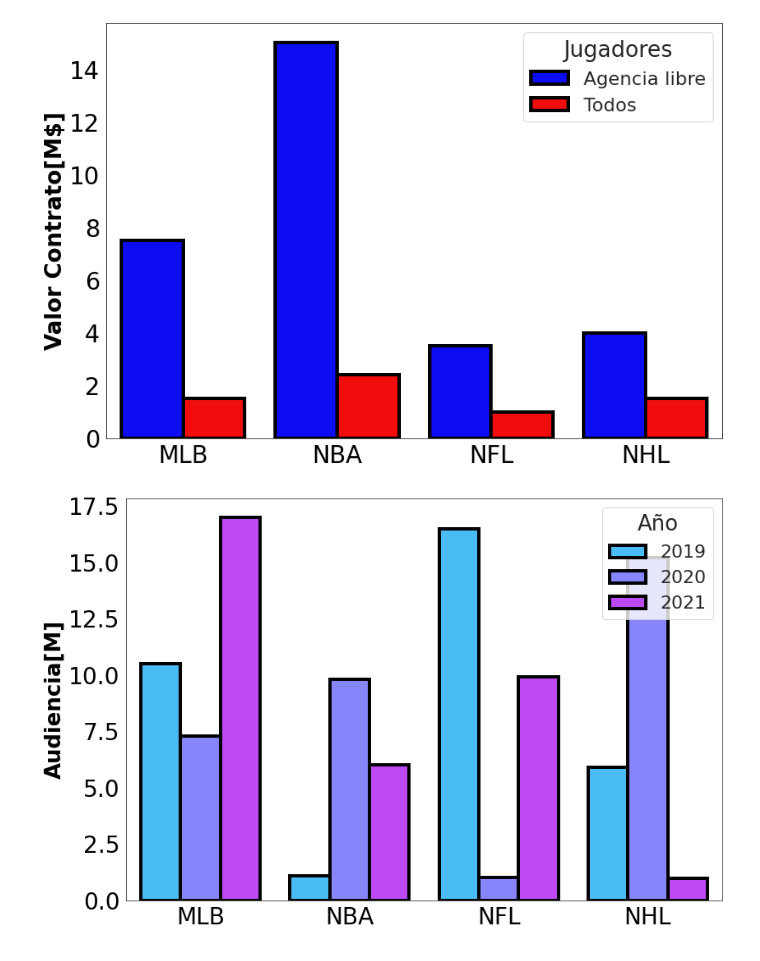
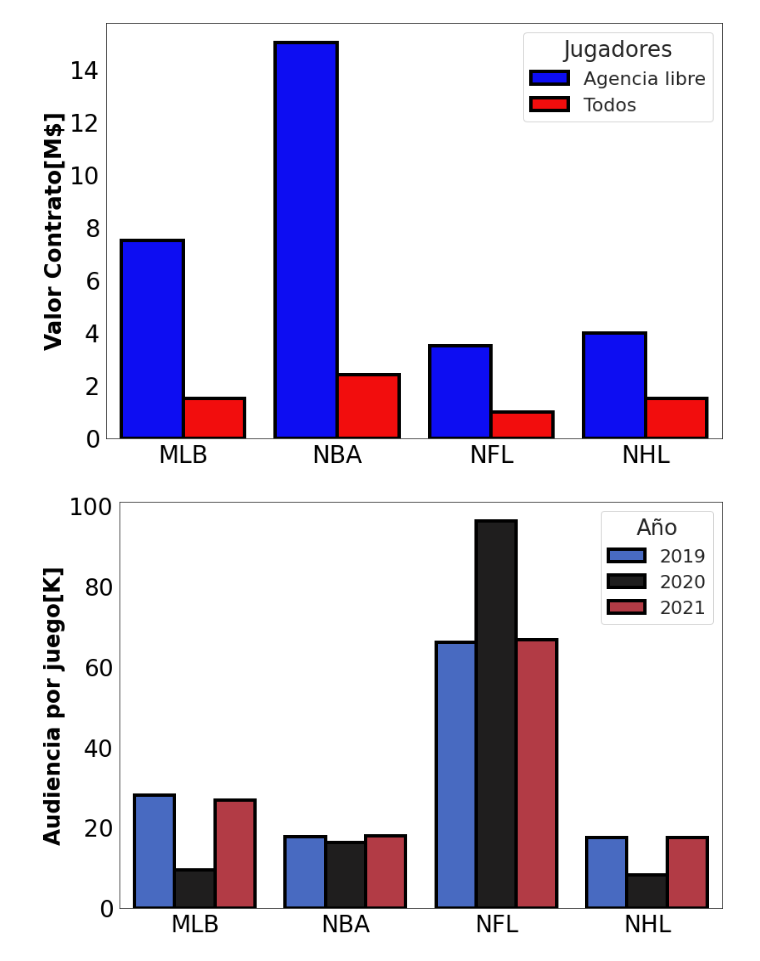
Before and after one commit to PhysTony/MLB_hardball_negotations, a Jupyter notebook: Visualizations/Descriptive_statistics/Thesis/Intro/audience_contacts.ipynb, the cells around one changed output. Drawn from its saved outputs; the diff is of its cells as text; code cells hidden in the pictures.

```diff
--- a/Visualizations/Descriptive_statistics/Thesis/Intro/audience_contacts.ipynb
+++ b/Visualizations/Descriptive_statistics/Thesis/Intro/audience_contacts.ipynb
@@ -32,10 +32,10 @@ audience = {'Sport': ['MLB', 'MLB', 'MLB',
                      '2019', '2020', '2021',
                      '2019', '2020', '2021',
                      '2019', '2020', '2021'],
-            'Audience': [10.5, 7.3, 17.0,
-                         1.1, 9.8, 6.0,
-                         16.5, 1.0, 9.9,
-                         5.9, 15.2, 0.97]}
+            'Audience': [28, 9.53, 26.89,
+                         17.8, 16.34, 17.98,
+                         66, 96.25, 66.64,
+                         17.5, 8.29, 17.43]}
 
 audience_data = pd.DataFrame(audience)
 
@@ -81,36 +81,39 @@ plt.savefig("Visualizations/Descriptive_statistics/Thesis/Intro/Pictures/contrac
 # %%
 sns.set_style('white')
 fig,axes = plt.subplots(figsize = (13,9))
 
 # Set legend size
 plt.rcParams['legend.fontsize'] = 20
 
 # Create a barplot
-g_1 = sns.barplot(data = audience_data,
+g_2 = sns.barplot(data = audience_data,
                   x = 'Sport',
                   y = 'Audience',
                   hue = 'Year',
-                  palette = "cool",
+                  palette = "icefire",
                   edgecolor = "black",
                   linewidth = 4,
                   errwidth = 2,
                   saturation = .9)
-g_1.set_ylabel('Audiencia[M]',
+g_2.set_ylabel('Audiencia por juego[K]',
                fontsize = 26,
                fontweight = 'bold',
                color = 'black')
-g_1.set_xlabel('Deporte',
+g_2.set_xlabel('Deporte',
                fontsize = 19,
                fontweight = 'bold',
                color = 'black')
-g_1.tick_params(labelsize = 28,
+g_2.tick_params(labelsize = 28,
                 labelcolor = 'black')
-g_1.set(xlabel = None)
+g_2.set(xlabel = None)
 
 # Add legend
-legend = axes.legend(title = 'Año', fontsize = 22, title_fontsize = 26)
+legend = axes.legend(title = 'Año',
+                     loc = 'best',
+                     fontsize = 22,
+                     title_fontsize = 26)
 
 plt.savefig("Visualizations/Descriptive_statistics/Thesis/Intro/Pictures/audience_value.pdf",
             format = "pdf")
 # %% [output]
-[figure, old version]
+[figure, new version]
```
Also changed, not shown: parts of 1 cell of this notebook, 5 other files.
